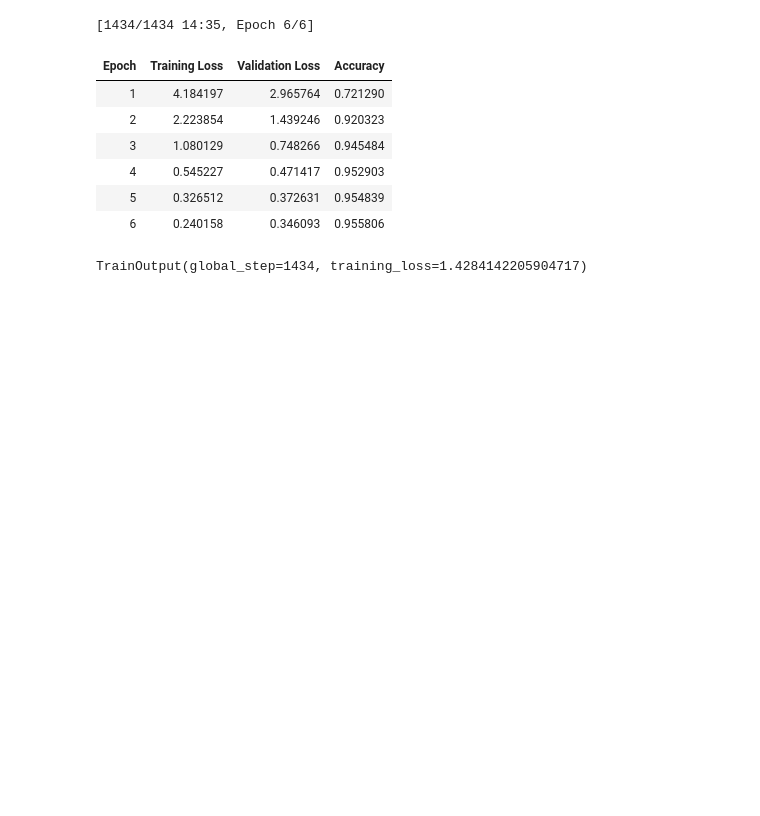
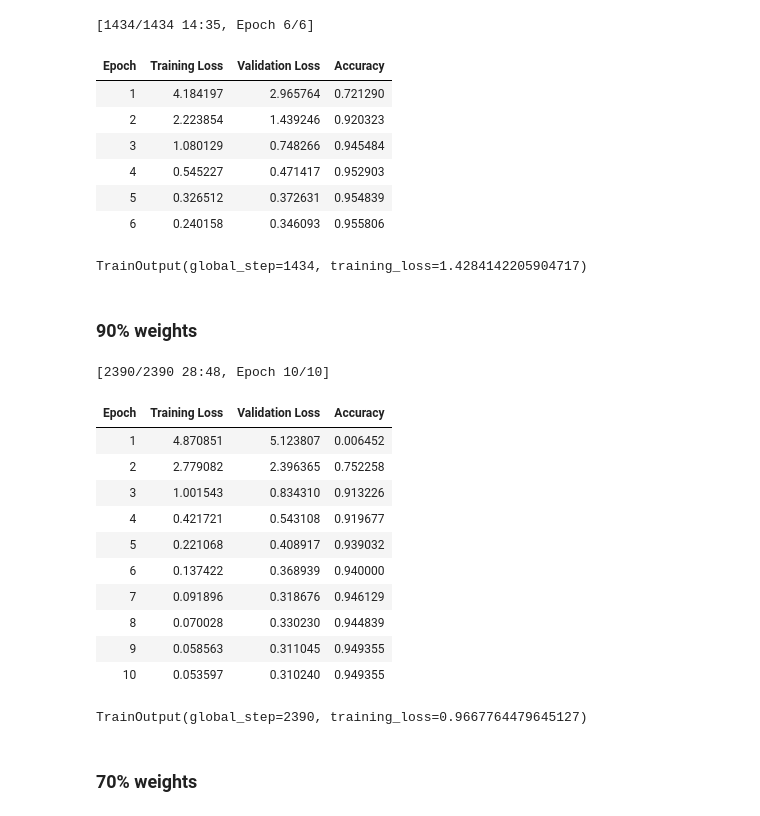
Before and after one commit to lewtun/transformerlab, a Jupyter notebook: experiments.intent-detection.ipynb, the cells around one changed output. Drawn from its saved outputs; the diff is of its cells as text; code cells hidden in the pictures; blank space fills up the shorter version.

Commit message:
Run all pruning experiments

```diff
--- a/experiments.intent-detection.ipynb
+++ b/experiments.intent-detection.ipynb
@@ -565,3 +562,5 @@ pruning_trainer.train()
 | 5 | 0.326512 | 0.372631 | 0.954839 |
 | 6 | 0.240158 | 0.346093 | 0.955806 |
 TrainOutput(global_step=1434, training_loss=1.4284142205904717)
+# %% [markdown]
+### 90% weights
@@ -567,0 +599,29 @@ TrainOutput(global_step=1434, training_loss=1.4284142205904717)
+# %%
+# need to do this manually for now!
+train_ds = clinc_enc['train']
+eval_ds = clinc_enc['validation'].map(lambda x : {'threshold': final_threshold})
+# %%
+pruning_trainer = PruningTrainer(
+    model_init=model_init,
+    args=pruning_training_args,
+    train_dataset=train_ds,
+    eval_dataset=eval_ds,
+    tokenizer=tokenizer,
+    compute_metrics=compute_metrics
+)
+# %%
+pruning_trainer.train()
+# %% [output]
+[2390/2390 28:48, Epoch 10/10]
+| Epoch | Training Loss | Validation Loss | Accuracy |
+| 1 | 4.870851 | 5.123807 | 0.006452 |
+| 2 | 2.779082 | 2.396365 | 0.752258 |
+| 3 | 1.001543 | 0.834310 | 0.913226 |
+| 4 | 0.421721 | 0.543108 | 0.919677 |
+| 5 | 0.221068 | 0.408917 | 0.939032 |
+| 6 | 0.137422 | 0.368939 | 0.940000 |
+| 7 | 0.091896 | 0.318676 | 0.946129 |
+| 8 | 0.070028 | 0.330230 | 0.944839 |
+| 9 | 0.058563 | 0.311045 | 0.949355 |
+| 10 | 0.053597 | 0.310240 | 0.949355 |
+TrainOutput(global_step=2390, training_loss=0.9667764479645127)
@@ -567,0 +630,2 @@ TrainOutput(global_step=1434, training_loss=1.4284142205904717)
+# %% [markdown]
+### 70% weights
```
Also changed, not shown: parts of 27 cells of this notebook.
